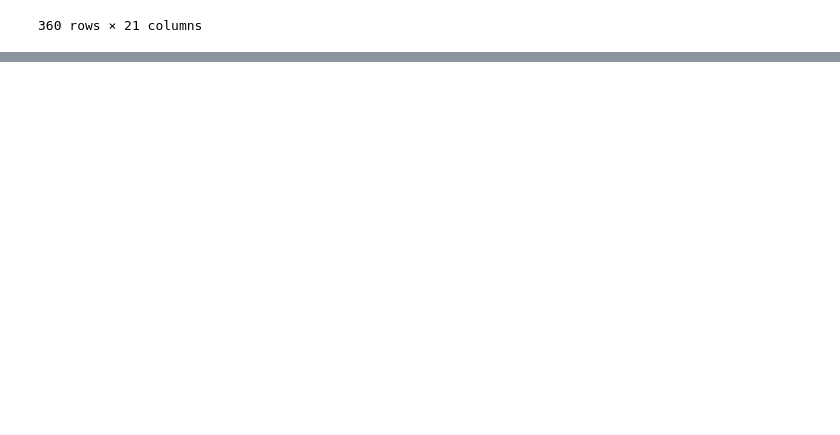
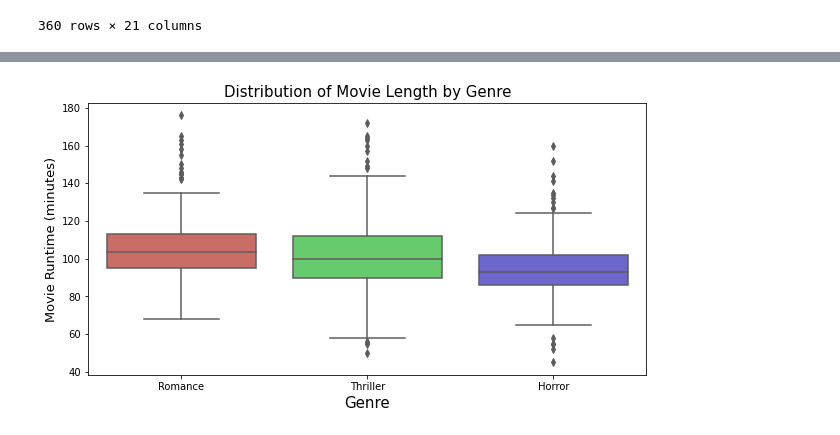
Before and after one commit to JalilSarwari/Trystan_Jalil_phase1_project, a Jupyter notebook: Trystan_Work/IMDB Sequel Database Work.ipynb, the cells around one changed output, grey strips where cells are left out. Saved outputs shown, nothing was run; the diff lists cells and outputs as text; code cells hidden in the pictures; blank space fills up the shorter version.

```diff
--- a/Trystan_Work/IMDB Sequel Database Work.ipynb
+++ b/Trystan_Work/IMDB Sequel Database Work.ipynb
@@ -440,0 +591,9 @@ TypeError: boxplot() got multiple values for argument 'data'
+# %%
+romance_dir = romance.assign(genres='Romance')
+romance_dir.head()
+
+thriller_dir= thriller.assign(genres='Thriller')
+thriller_dir.head()
+
+horror_dir= horror.assign(genres='Horror')
+horror_dir.head()
@@ -440,0 +608,4 @@ TypeError: boxplot() got multiple values for argument 'data'
+# %%
+thriller_romance= romance_dir.append(thriller_dir)
+three_genre_df = thriller_romance.append(horror_dir)
+three_genre_df
@@ -440,0 +626,15 @@ TypeError: boxplot() got multiple values for argument 'data'
+# %%
+#Distribution of Movie Length for Three Genres
+
+fig, ax = plt.subplots(figsize = (10,5))
+sns.boxplot(x = 'genres', y = 'runtime_minutes',
+            data = three_genre_df, orient = 'v', palette = 'hls')
+
+ax.set_title('Distribution of Movie Length by Genre', size=15)
+ax.set_xlabel('Genre', size=15)
+ax.set_ylabel('Movie Runtime (minutes)', size=13)
+
+fig.show()
+fig.savefig('Dist_Movie_Length.png')
+# %% [output]
+[figure, added]
```
Also changed, not shown: parts of 27 cells of this notebook, 10 other files.
